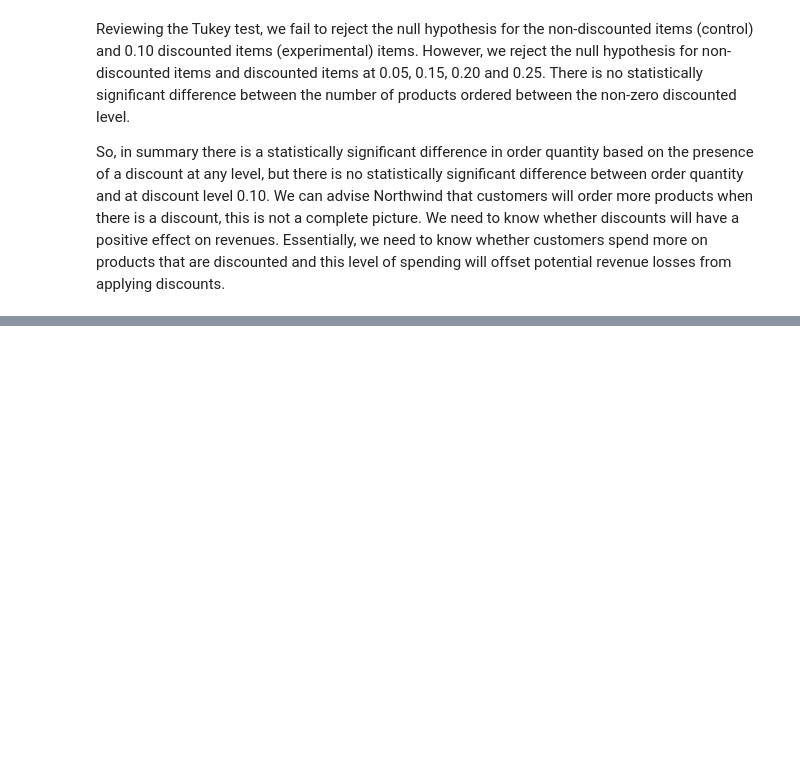
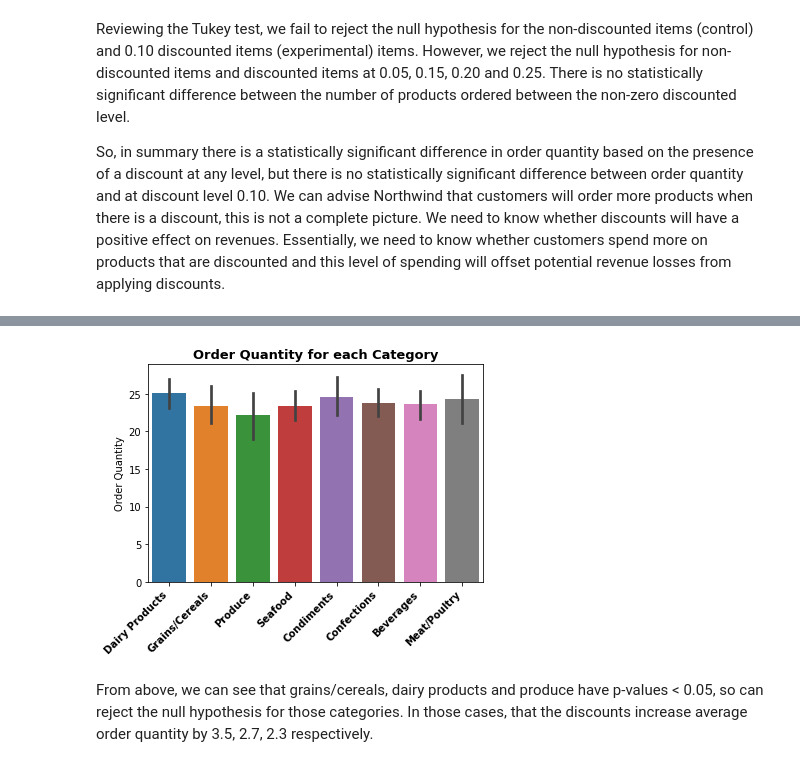
Before and after one commit to callRoko/Northwind_Project, a Jupyter notebook: index.ipynb, the cells around one changed output, grey strips where cells are left out. Cells and saved outputs as stored; diff of their text form; code cells hidden in the pictures; blank space fills up the shorter version.

```diff
--- a/index.ipynb
+++ b/index.ipynb
@@ -1497,0 +546,7 @@ Because our p-value < 0.05, we fail to reject the null hypothesis and can say th
+# %%
+c.execute('''SELECT c.Id, c.CategoryName, p.ProductName, od.Discount, od.Quantity FROM Product p
+            INNER JOIN OrderDetail od on od.ProductId = p.Id
+            INNER JOIN Category c on p.CategoryId = c.Id''')
+category_spend = pd.DataFrame(c.fetchall())
+category_spend.columns = [column[0] for column in c.description]
+category_spend.head()
@@ -1497,0 +588,3 @@ Because our p-value < 0.05, we fail to reject the null hypothesis and can say th
+# %%
+values = [0.00, 0.05, 0.10, 0.15, 0.20, 0.25]
+category_spend = category_spend[category_spend.Discount.isin(values)]
@@ -1497,0 +614,14 @@ Because our p-value < 0.05, we fail to reject the null hypothesis and can say th
+# %%
+sns.set_color_codes = 'Set2'
+fig,ax = plt.subplots()
+sns.barplot(x = category_spend.CategoryName, y = category_spend.Quantity)
+ax.set_title('Order Quantity for each Category', fontweight = 'bold', fontsize = 13)
+ax.set_xlabel('')
+ax.set_ylabel('Order Quantity')
+plt.xticks(rotation = 45, ha = 'right', fontweight = 'semibold')
+plt.show()
+fig.savefig('categories_quantity', bbox_inches = 'tight')
+# %% [output]
+[figure, added]
+# %% [markdown]
+From above, we can see that grains/cereals, dairy products and produce have p-values < 0.05, so can reject the null hypothesis for those categories. In those cases, that the discounts increase average order quantity by 3.5, 2.7, 2.3 respectively.
```
Also changed, not shown: parts of 268 cells of this notebook.
